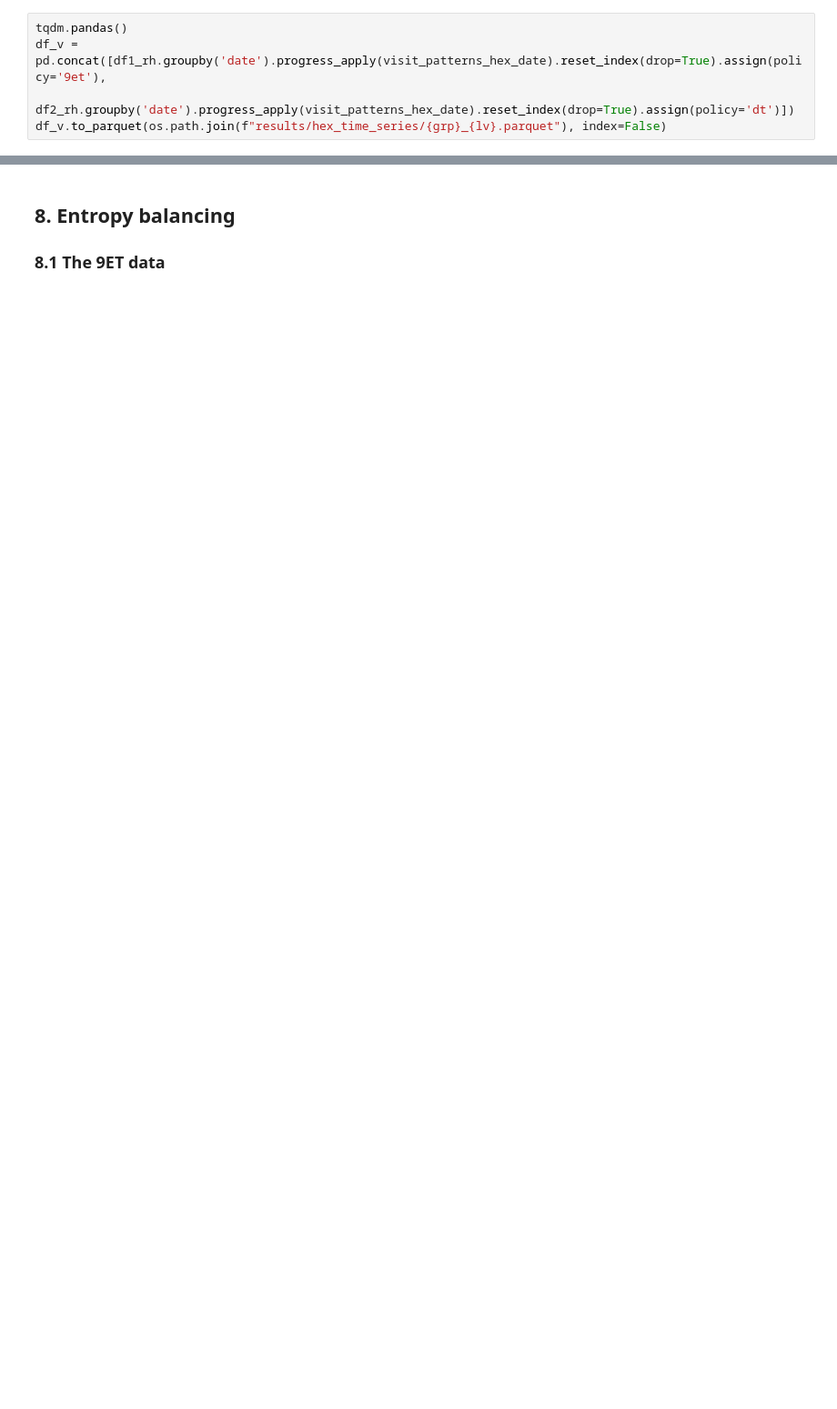
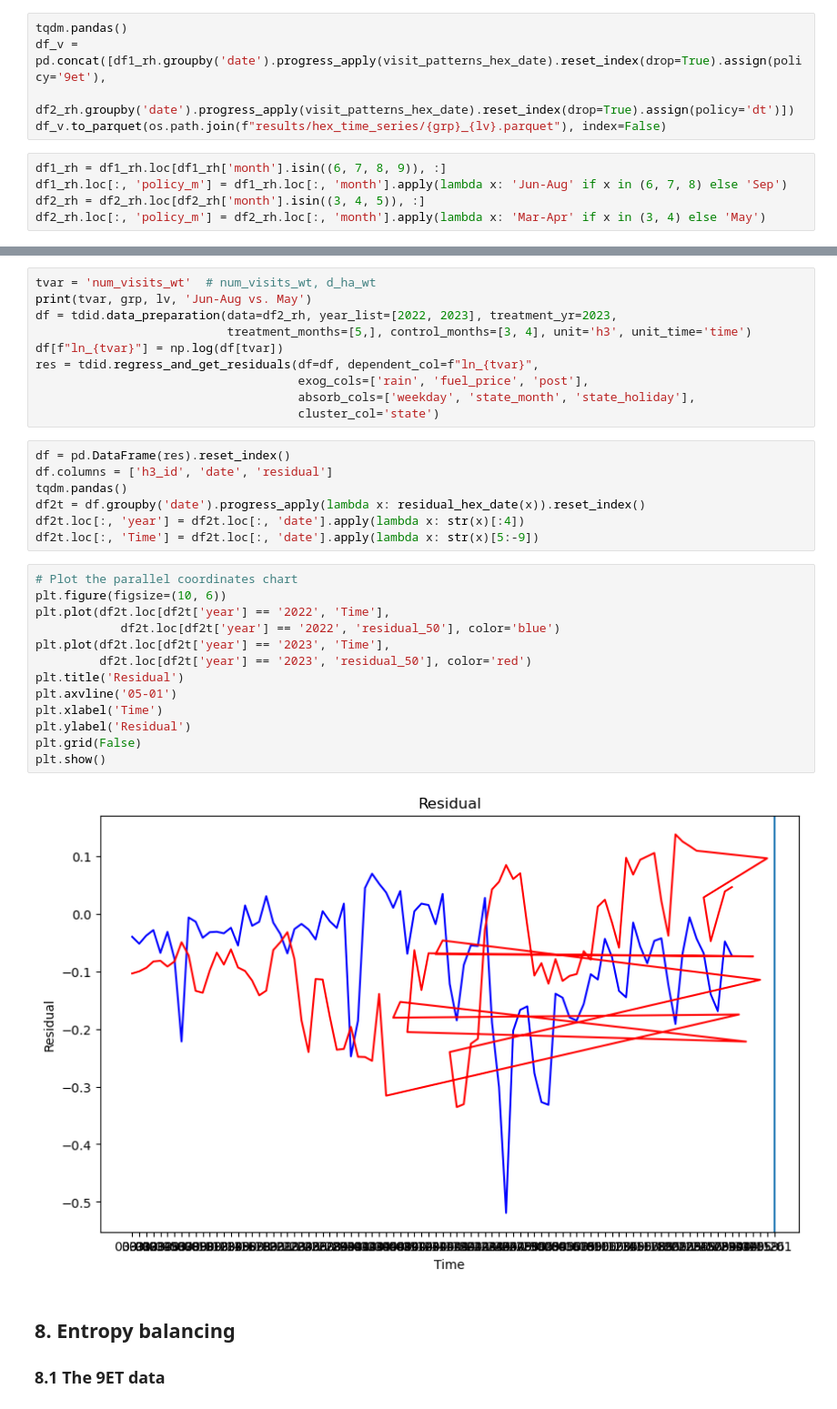
Before and after one commit to MobiSegInsights/nine-euro-ticket-de, a Jupyter notebook: src/models/25-did-data-prep-hexagon.ipynb, the cells around one changed output, grey strips where cells are left out. Shown at 91% size. Drawn from its saved outputs; the diff is of its cells as text; blank space fills up the shorter version.

```diff
--- a/src/models/25-did-data-prep-hexagon.ipynb
+++ b/src/models/25-did-data-prep-hexagon.ipynb
@@ -323,3 +409,8 @@ tqdm.pandas()
 df_v = pd.concat([df1_rh.groupby('date').progress_apply(visit_patterns_hex_date).reset_index(drop=True).assign(policy='9et'),
                   df2_rh.groupby('date').progress_apply(visit_patterns_hex_date).reset_index(drop=True).assign(policy='dt')])
 df_v.to_parquet(os.path.join(f"results/hex_time_series/{grp}_{lv}.parquet"), index=False)
+# %%
+df1_rh = df1_rh.loc[df1_rh['month'].isin((6, 7, 8, 9)), :]
+df1_rh.loc[:, 'policy_m'] = df1_rh.loc[:, 'month'].apply(lambda x: 'Jun-Aug' if x in (6, 7, 8) else 'Sep')
+df2_rh = df2_rh.loc[df2_rh['month'].isin((3, 4, 5)), :]
+df2_rh.loc[:, 'policy_m'] = df2_rh.loc[:, 'month'].apply(lambda x: 'Mar-Apr' if x in (3, 4) else 'May')
@@ -326,3 +482,35 @@ df_v.to_parquet(os.path.join(f"results/hex_time_series/{grp}_{lv}.parquet"), ind
+# %%
+tvar = 'num_visits_wt'  # num_visits_wt, d_ha_wt
+print(tvar, grp, lv, 'Jun-Aug vs. May')
+df = tdid.data_preparation(data=df2_rh, year_list=[2022, 2023], treatment_yr=2023,
+                           treatment_months=[5,], control_months=[3, 4], unit='h3', unit_time='time')
+df[f"ln_{tvar}"] = np.log(df[tvar])
+res = tdid.regress_and_get_residuals(df=df, dependent_col=f"ln_{tvar}",
+                                     exog_cols=['rain', 'fuel_price', 'post'],
+                                     absorb_cols=['weekday', 'state_month', 'state_holiday'],
+                                     cluster_col='state')
+# %%
+df = pd.DataFrame(res).reset_index()
+df.columns = ['h3_id', 'date', 'residual']
+tqdm.pandas()
+df2t = df.groupby('date').progress_apply(lambda x: residual_hex_date(x)).reset_index()
+df2t.loc[:, 'year'] = df2t.loc[:, 'date'].apply(lambda x: str(x)[:4])
+df2t.loc[:, 'Time'] = df2t.loc[:, 'date'].apply(lambda x: str(x)[5:-9])
+# %%
+# Plot the parallel coordinates chart
+plt.figure(figsize=(10, 6))
+plt.plot(df2t.loc[df2t['year'] == '2022', 'Time'],
+            df2t.loc[df2t['year'] == '2022', 'residual_50'], color='blue')
+plt.plot(df2t.loc[df2t['year'] == '2023', 'Time'],
+         df2t.loc[df2t['year'] == '2023', 'residual_50'], color='red')
+plt.title('Residual')
+plt.axvline('05-01')
+plt.xlabel('Time')
+plt.ylabel('Residual')
+plt.grid(False)
+plt.show()
+# %% [output]
+[figure, added]
 # %% [markdown]
 ## 8. Entropy balancing
 ### 8.1 The 9ET data
```
Also changed, not shown: parts of 28 cells of this notebook, 26 other files.
